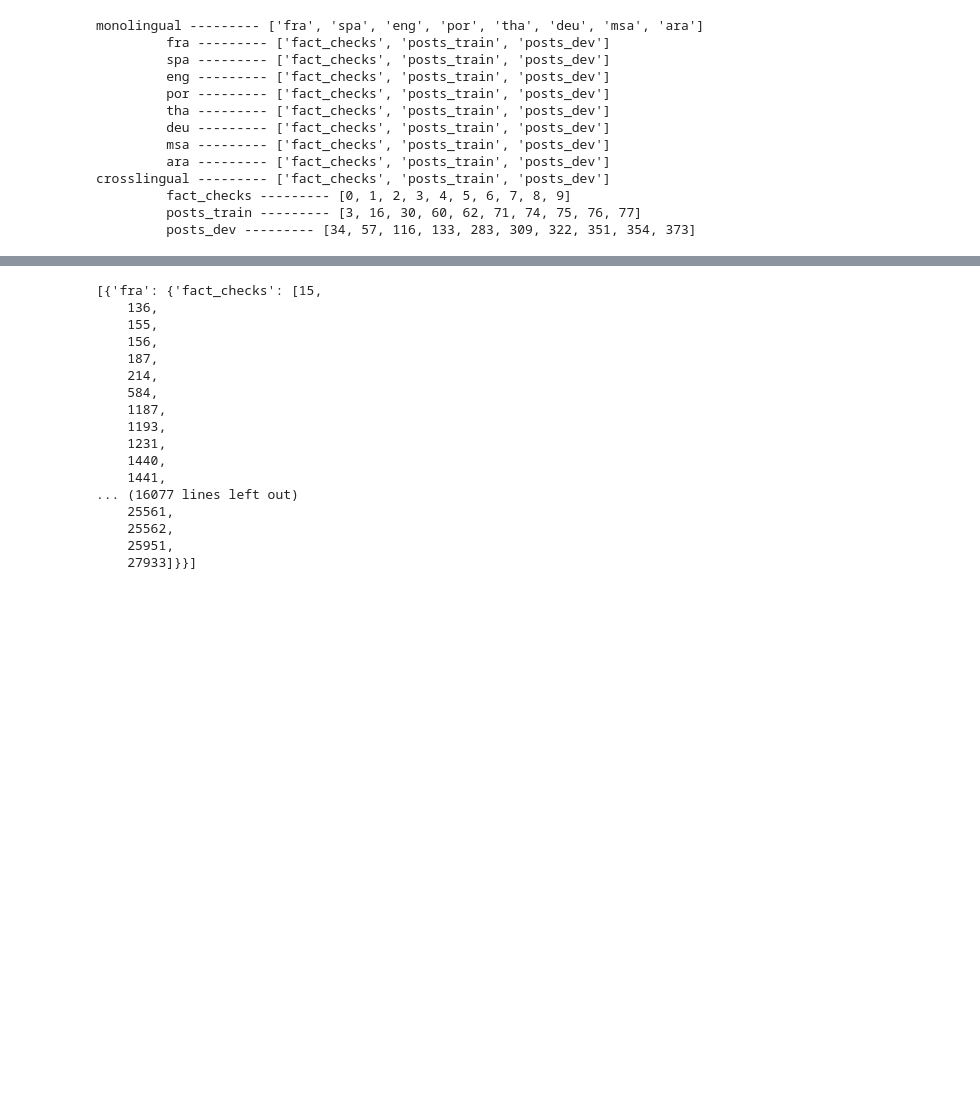
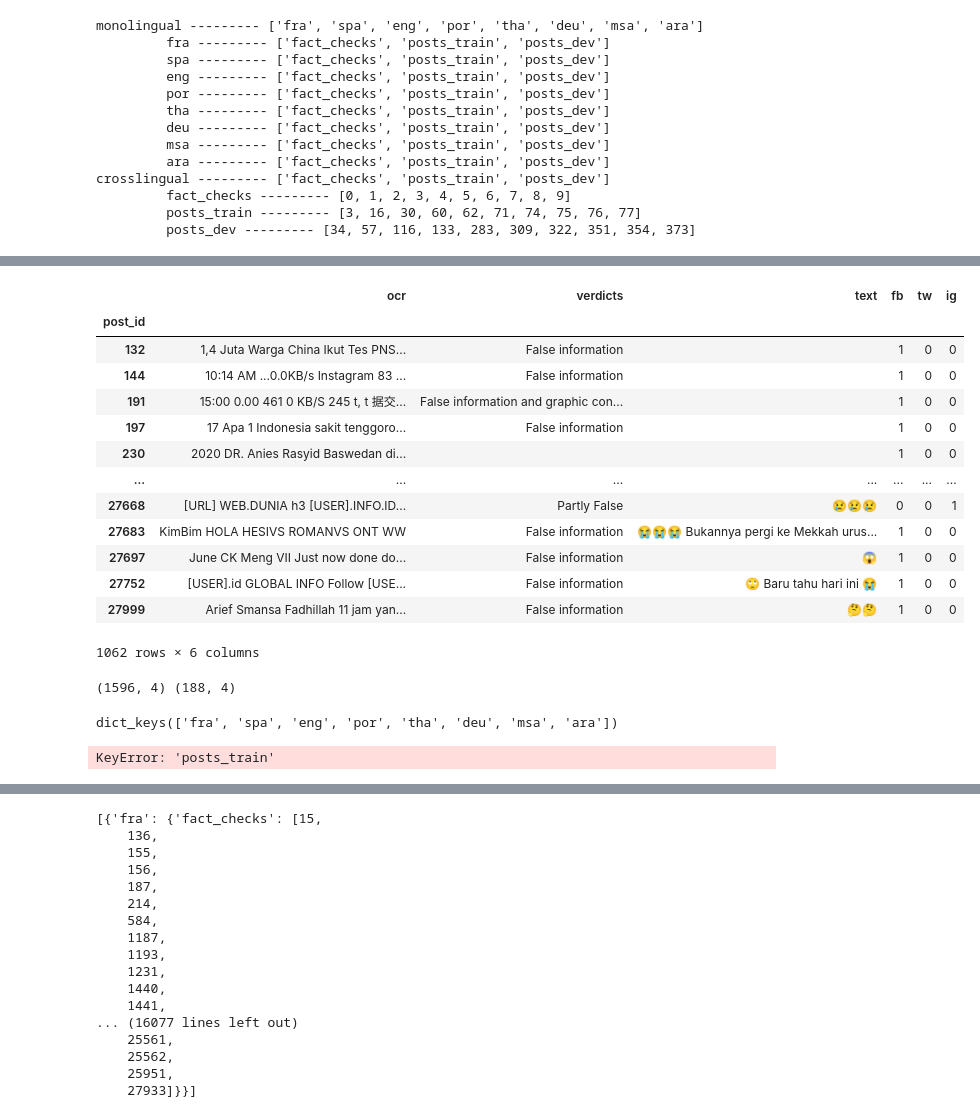
Before and after one commit to BecTome/semeval25-FactCheckedClaimRetrieval, a Jupyter notebook: nbs/data_exploration/data_thinking.ipynb, the cells around one changed output, grey strips where cells are left out. Saved outputs shown, nothing was run; the diff lists cells and outputs as text; code cells hidden in the pictures; blank space fills up the shorter version.

```diff
--- a/nbs/data_exploration/data_thinking.ipynb
+++ b/nbs/data_exploration/data_thinking.ipynb
@@ -31,0 +157,6 @@ crosslingual --------- ['fact_checks', 'posts_train', 'posts_dev']
+# %%
+post_data = BasePostsDataset("data/complete_data/posts.csv", tasks_path, "monolingual", lang="msa")
+fc_data = BaseFactCheckDataset("data/complete_data/fact_checks.csv", tasks_path, "crosslingual", lang="msa")
+
+print(post_data)
+print(fc_data)
@@ -31,0 +191,31 @@ crosslingual --------- ['fact_checks', 'posts_train', 'posts_dev']
+# %%
+post_data.df_train
+# %% [output]
+|  | ocr | verdicts | text | fb | tw | ig |
+| post_id |  |  |  |  |  |  |
+| 132 | 1,4 Juta Warga China Ikut Tes PNS... | False information |  | 1 | 0 | 0 |
+| 144 | 10:14 AM ...0.0KB/s Instagram 83 ... | False information |  | 1 | 0 | 0 |
+| 191 | 15:00 0.00 461 0 KB/S 245 t, t 据交... | False information and graphic con... |  | 1 | 0 | 0 |
+| 197 | 17 Apa 1 Indonesia sakit tenggoro... | False information |  | 1 | 0 | 0 |
+| 230 | 2020 DR. Anies Rasyid Baswedan di... |  |  | 1 | 0 | 0 |
+| ... | ... | ... | ... | ... | ... | ... |
+| 27668 | [URL] WEB.DUNIA h3 [USER].INFO.ID... | Partly False | 😢😢😢 | 0 | 0 | 1 |
+| 27683 | KimBim HOLA HESIVS ROMANVS ONT WW | False information | 😭😭😭 Bukannya pergi ke Mekkah urus... | 1 | 0 | 0 |
+| 27697 | June CK Meng VII Just now done do... | False information | 😱 | 1 | 0 | 0 |
+| 27752 | [USER].id GLOBAL INFO Follow [USE... | False information | 🙄 Baru tahu hari ini 😭 | 1 | 0 | 0 |
+| 27999 | Arief Smansa Fadhillah 11 jam yan... | False information | 🤔🤔 | 1 | 0 | 0 |
+1062 rows × 6 columns
+# %%
+posts_fr = PostsDataset("data/complete_data/posts.csv", "data/complete_data/tasks.json", "monolingual", lang="fra")
+
+print(posts_fr.df_train.shape, posts_fr.df_dev.shape)
+# %% [output]
+(1596, 4) (188, 4)
+# %%
+posts_fr.tasks["monolingual"].keys()
+# %% [output]
+dict_keys(['fra', 'spa', 'eng', 'por', 'tha', 'deu', 'msa', 'ara'])
+# %%
+posts_fr = PostsDataset("data/complete_data/posts.csv", "data/complete_data/tasks.json", "monolingual", lang="ita")
+# %% [output]
+KeyError: 'posts_train'
```
Also changed, not shown: parts of 12 cells of this notebook.
